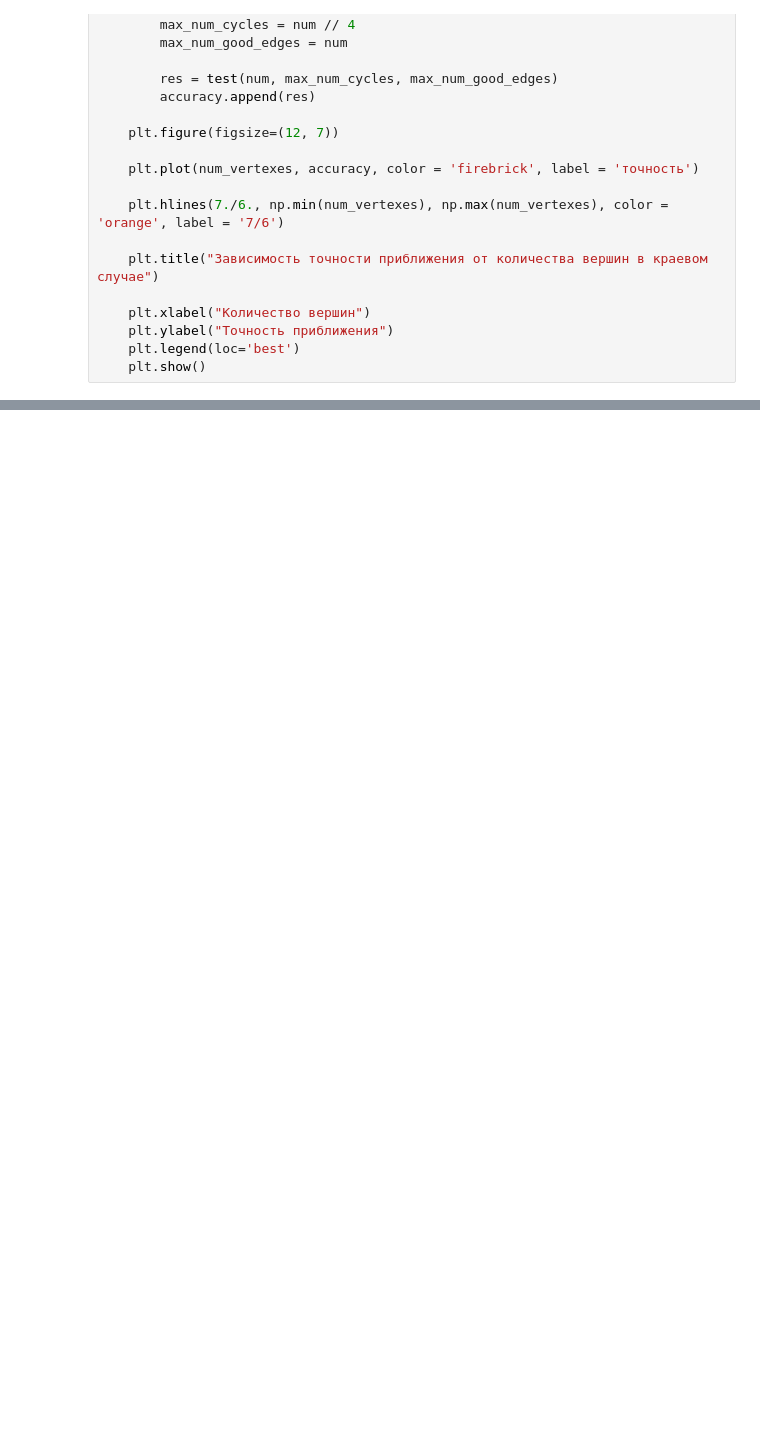
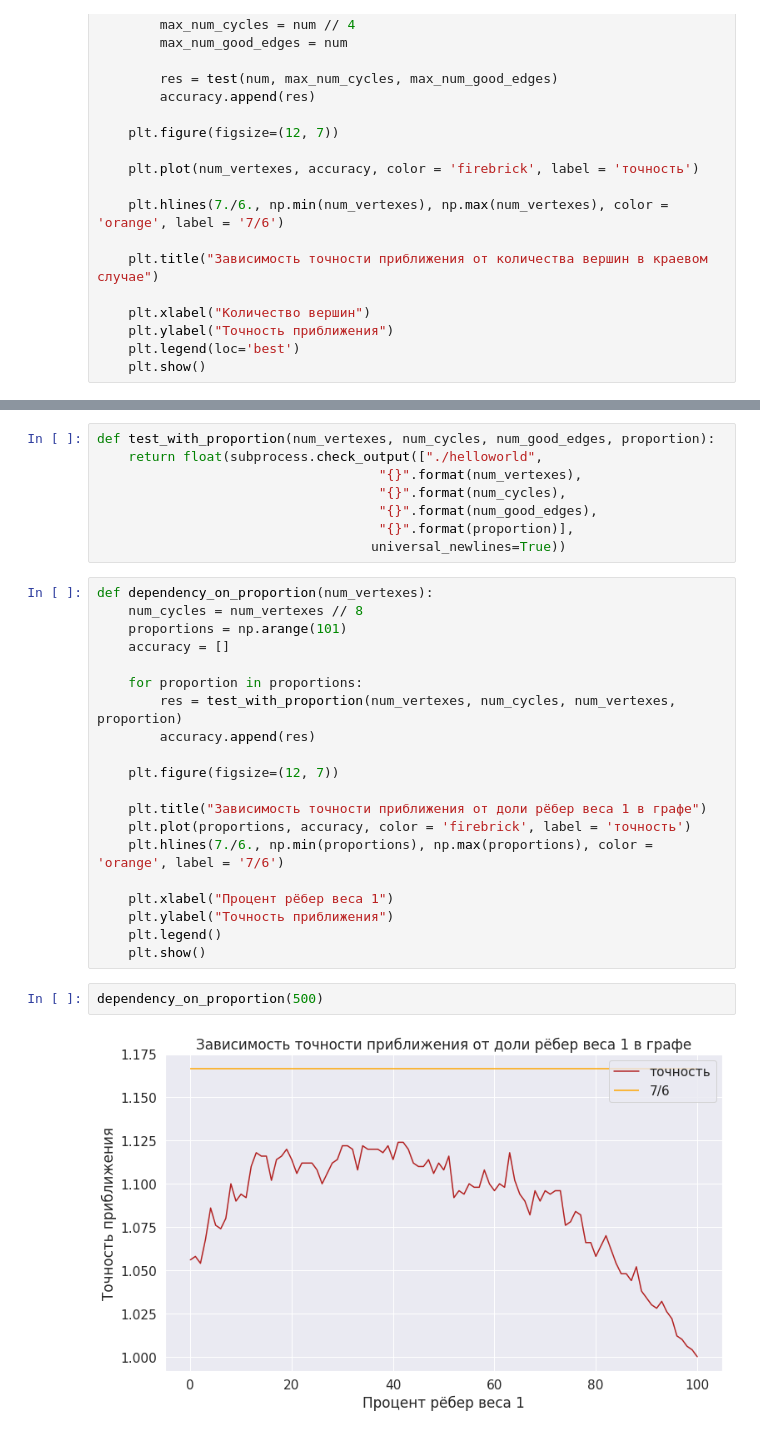
Before and after one commit to artyomnurgaliev/TSPApproximation, a Jupyter notebook: tests.ipynb, the cells around one changed output, grey strips where cells are left out. Drawn from its saved outputs; the diff is of its cells as text; blank space fills up the shorter version.

Commit message:
added tests

```diff
--- a/tests.ipynb
+++ b/tests.ipynb
@@ -162,0 +163,32 @@ dependency_on_num_vertexes_lim()
+# %%
+def test_with_proportion(num_vertexes, num_cycles, num_good_edges, proportion):
+    return float(subprocess.check_output(["./helloworld",
+                                    "{}".format(num_vertexes),
+                                    "{}".format(num_cycles),
+                                    "{}".format(num_good_edges),
+                                    "{}".format(proportion)],
+                                   universal_newlines=True))
+# %%
+def dependency_on_proportion(num_vertexes):
+    num_cycles = num_vertexes // 8
+    proportions = np.arange(101)
+    accuracy = []
+
+    for proportion in proportions:
+        res = test_with_proportion(num_vertexes, num_cycles, num_vertexes, proportion)
+        accuracy.append(res)
+
+    plt.figure(figsize=(12, 7))
+
+    plt.title("Зависимость точности приближения от доли рёбер веса 1 в графе")
+    plt.plot(proportions, accuracy, color = 'firebrick', label = 'точность')
+    plt.hlines(7./6., np.min(proportions), np.max(proportions), color = 'orange', label = '7/6')
+
+    plt.xlabel("Процент рёбер веса 1")
+    plt.ylabel("Точность приближения")
+    plt.legend()
+    plt.show()
+# %%
+dependency_on_proportion(500)
+# %% [output]
+[figure, added]
```
Also changed, not shown: parts of 5 cells of this notebook, 3 other files.
